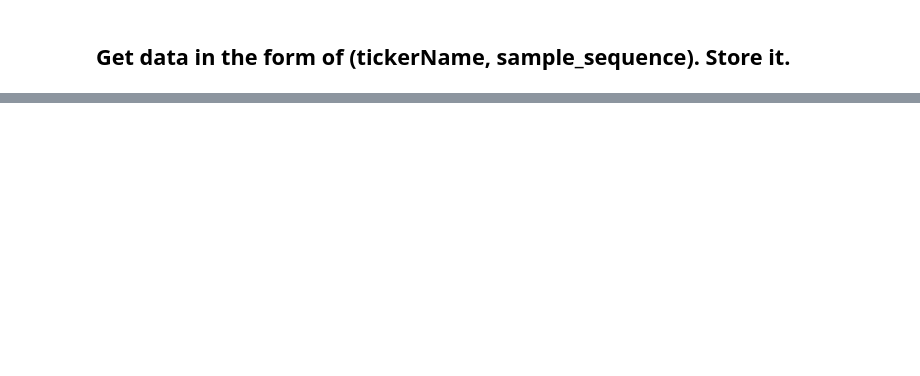
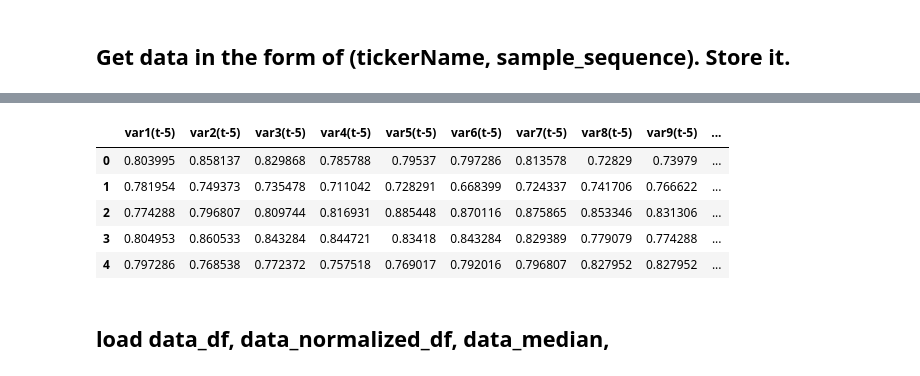
Before and after one commit to OmkarMehta/SSFwithNODE, a Jupyter notebook: time-series-similarity/time_series_similarity.ipynb, the cells around one changed output, grey strips where cells are left out. Cells and saved outputs as stored; diff of their text form; code cells hidden in the pictures; blank space fills up the shorter version.

```diff
--- a/time-series-similarity/time_series_similarity.ipynb
+++ b/time-series-similarity/time_series_similarity.ipynb
@@ -1947,9 +1535,9 @@ dict_tickers = {
     'Intel': 'INTC',
 }
 
-path = f"raw-stock-data/data-2000-2021"
+
 period = '1d'
 start='2000-1-1'
 end='2021-8-31'
-
+path = f"raw-stock-data/data-{start.split('-')[0]}-{end.split('-')[0]}"
 download_data(dict_tickers, path, period, start, end)
@@ -1967,7 +1573,7 @@ def stockDataTransformer(filepath):
     data1 = data[:n_samples].reshape((reshape_number, 10))
     return data1
 
-def series_to_supervised(data, n_in=1, n_out=1, dropnan=True):
+def series_to_supervised(data, tickerName, n_in=1, n_out=1, dropnan=True):
     """
     Frame a time series as a supervised learning dataset.
     Arguments:
@@ -1998,9 +1604,10 @@ def series_to_supervised(data, n_in=1, n_out=1, dropnan=True):
     # drop rows with NaN values
     if dropnan:
         agg.dropna(inplace=True)
+    agg['tickerName'] = tickerName
     return agg
 
-def get_median(array, axis = 1):
+def get_median(array, data_size, axis = 1):
     # https://numpy.org/doc/stable/reference/generated/numpy.median.html
     return np.median(array, axis = axis).reshape(data_size, 1)  #, keepdims=True)
 # %%
@@ -2036,0 +1667,15 @@ for tickerName in dict_tickers.keys():
+# %%
+def get_bundle(week_sequence, median_data_dict):
+    data = week_sequence['Apple']
+    median_data = median_data_dict['Apple']
+    # 4. Bundle all sequences together
+    for tickerName in week_sequence.keys():
+        if tickerName != 'Apple':
+            data1 = week_sequence[tickerName]
+            median_data1 = median_data_dict[tickerName]
+            data = np.concatenate((data, data1))
+            median_data = np.concatenate((median_data, median_data1))
+            print(f"data.shape {data.shape}")
+    return data, median_data
+import numpy as np
+data, median_data = get_bundle(week_sequence, median_data_dict)
@@ -2036,0 +1751,9 @@ for tickerName in dict_tickers.keys():
+# %%
+data_df.head()
+# %% [output]
+|  | var1(t-5) | var2(t-5) | var3(t-5) | var4(t-5) | var5(t-5) | var6(t-5) | var7(t-5) | var8(t-5) | var9(t-5) | ... |
+| 0 | 0.803995 | 0.858137 | 0.829868 | 0.785788 | 0.79537 | 0.797286 | 0.813578 | 0.72829 | 0.73979 | ... |
+| 1 | 0.781954 | 0.749373 | 0.735478 | 0.711042 | 0.728291 | 0.668399 | 0.724337 | 0.741706 | 0.766622 | ... |
+| 2 | 0.774288 | 0.796807 | 0.809744 | 0.816931 | 0.885448 | 0.870116 | 0.875865 | 0.853346 | 0.831306 | ... |
+| 3 | 0.804953 | 0.860533 | 0.843284 | 0.844721 | 0.83418 | 0.843284 | 0.829389 | 0.779079 | 0.774288 | ... |
+| 4 | 0.797286 | 0.768538 | 0.772372 | 0.757518 | 0.769017 | 0.792016 | 0.796807 | 0.827952 | 0.827952 | ... |
@@ -2036,0 +1768,2 @@ for tickerName in dict_tickers.keys():
+# %% [markdown]
+## load data_df, data_normalized_df, data_median,
```
Also changed, not shown: parts of 76 cells of this notebook.
